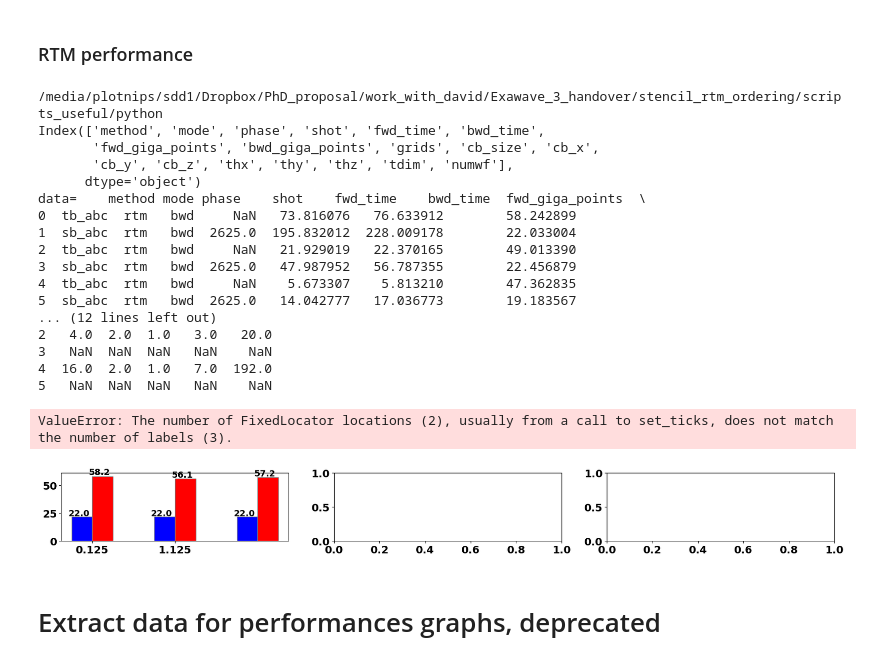
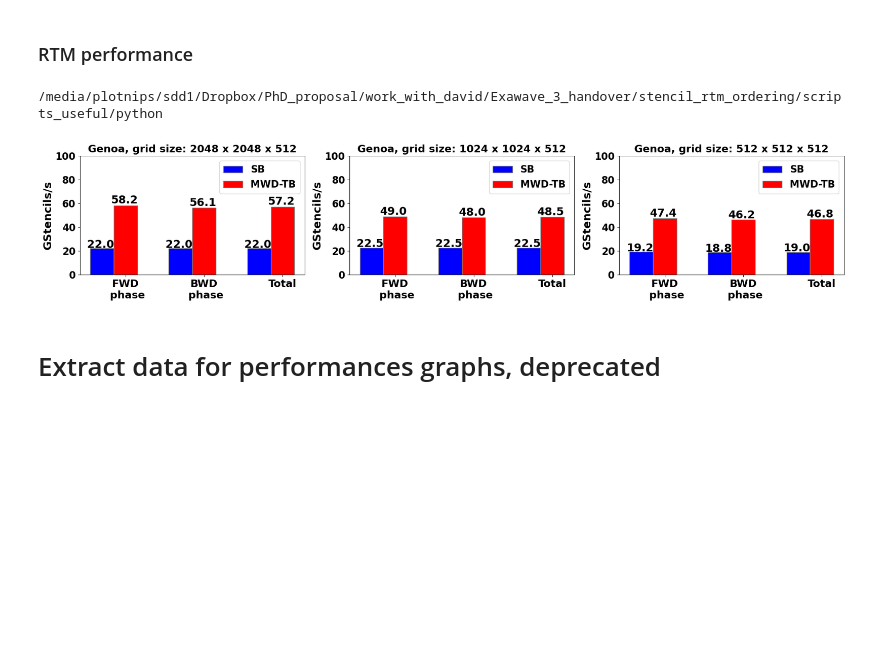
Before and after one commit to panzerkpfw6/panzer_repo, a Jupyter notebook: scripts_useful/python/stencil_rtm_performance_research.ipynb, the cells around one changed output. Drawn from its saved outputs; the diff is of its cells as text; code cells hidden in the pictures; blank space fills up the shorter version.

Commit message:
modify test

```diff
--- a/scripts_useful/python/stencil_rtm_performance_research.ipynb
+++ b/scripts_useful/python/stencil_rtm_performance_research.ipynb
@@ -728,7 +732,6 @@ def read_data_stencil_rtm(filename):
         'tdim': tdim,
         'numwf': numwf
         })
-    print(data.columns)
     return data
 
 #####################################################################
@@ -737,14 +740,14 @@ plt.rcParams['axes.labelweight'] = 'bold'
 plt.rcParams['axes.titleweight'] = 'bold'
 tick_label_size=11
 def plot_perf_rtm(data,save_paths,title='',metric='gstencils',gflops_limit=3300,gstencils_limit=100):
-    barWidth = 0.25
+    barWidth = 0.3
     font = {'size': 17}
     plt.rc('font', **font)
     plt.rcParams["font.weight"]="bold"
     n_axis=3
     # fig, ax = plt.subplots(1,len(data_list),figsize=(7.5*len(data_list),5))
     # fig, ax = plt.subplots(1,len(data_list),figsize=(22*len(data_list),2.0))  # first variant
-    fig, ax = plt.subplots(1,n_axis,figsize=(7.5*n_axis,2.0))  # second variant
+    fig, ax = plt.subplots(1,n_axis,figsize=(7.5*n_axis,3.5))  # second variant
     # plt.subplots_adjust(left=0.1, right=0.97,wspace=0.39, hspace=0.4)
     # plt.subplots_adjust(left=0.1, right=0.97,wspace=0.2, hspace=0.5)
     # Set position of bar on X axis
@@ -759,7 +762,6 @@ def plot_perf_rtm(data,save_paths,title='',metric='gstencils',gflops_limit=3300,
             AX=ax
         else:
             AX=ax[i_axis]
-        print('data=',data)
 
         grid_name=grids[i_axis];
         data_grid=data[data['grids']==grid_name]
@@ -785,71 +787,50 @@ def plot_perf_rtm(data,save_paths,title='',metric='gstencils',gflops_limit=3300,
                 plot_val=int(yval)
             else:
                 plot_val=round(yval,1)
             ### AX.text(bar.get_x()-0.04,yval+yval*0.02,plot_val,fontsize=14,fontweight='bold')   # bold, normal
             if np.isfinite(yval):
-                AX.text(bar.get_x() - 0.04, yval + yval * 0.02, plot_val, fontsize=14, fontweight='bold')
+                AX.text(bar.get_x() - 0.04, yval + yval * 0.03, plot_val, fontsize=18, fontweight='bold')
             else:
                 print(f"Warning: Invalid yval at bar {bar.get_x()}: {yval}")
 
-        bars=AX.bar(br2, TB, color ='r', width = barWidth,edgecolor ='grey', label ='MWD')
+        bars=AX.bar(br2, TB, color ='r', width = barWidth,edgecolor ='grey', label ='MWD-TB')
         for bar in bars:
             yval = bar.get_height()
             if metric=='gflops':
                 plot_val=int(yval)
             else:
                 plot_val=round(yval,1)
-            #### AX.text(bar.get_x()+0.04,yval+yval*0.02,plot_val,fontsize=14,fontweight='bold')
             if np.isfinite(yval):
-                AX.text(bar.get_x() - 0.04, yval + yval * 0.02, plot_val, fontsize=14, fontweight='bold')
+                AX.text(bar.get_x() - 0.04, yval + yval * 0.03, plot_val, fontsize=18, fontweight='bold')
             else:
                 print(f"Warning: Invalid yval at bar {bar.get_x()}: {yval}")
 
-        # AX.set_xticks([r + barWidth for r in range(len(SB))],['Stencil', 'Stencil+ABCs'])
-        AX.set_xticks([0.125,1.125],['FWD,\n phase','BWD,\n phase','Total'], fontweight ='bold', fontsize = 15)
-        # AX.set_yticks(fontsize=15)
-        # plt.yticks(fontsize=13)
-        AX.tick_params(axis='y', labelsize=13)
+        x_labels=['FWD\n phase','BWD\n phase','Total']
+        AX.set_xticks([r + barWidth for r in range(3)],x_labels, fontweight ='bold', fontsize = 17)
+        # AX.set_xticks([0.125,1.125,2.125],x_labels, fontweight ='bold', fontsize = 18)
+        AX.tick_params(axis='y', labelsize=16)
 
         if metric=='gflops':
             AX.set_ylabel('GFlop/s', fontweight ='bold', fontsize = 15)
             AX.set_ylim(bottom=0,top=gflops_limit)
         else:
-            # AX.set_ylabel('GStencils/s', fontweight ='bold', fontsize = 18)
-            AX.set_ylabel('GStencils/s',fontweight ='bold', fontsize = 15)
+            AX.set_ylabel('GStencils/s',fontweight ='bold', fontsize = 18)
             AX.set_ylim(bottom=0,top=gstencils_limit)
-        AX.legend(loc='upper right',fontweight ='bold', fontsize = 15)
-        # AX.set_title('Grid size:\n'+grid_name,fontweight='bold',fontsize=14)
-        AX.set_title(title+', grid size:'+grid_name,fontweight='bold',fontsize=17)
+        AX.legend(loc='upper right', fontsize = 16)
+        AX.set_title(title+', grid size: '+grid_name,fontweight='bold',fontsize=17)
     my_suptitle=fig.suptitle('',fontsize=18,y=0,weight='bold')
     # my_suptitle=fig.suptitle(title,fontsize=18,y=0,weight='bold')
     plt.show()
     fig.savefig(save_paths[0]+'.png',bbox_inches='tight',bbox_extra_artists=[my_suptitle])
     fig.savefig(save_paths[0]+'.pdf',bbox_inches='tight',bbox_extra_artists=[my_suptitle])
     return None
+###################################################################################
+perf_data=read_data_stencil_rtm(os.path.join(folder_genoa,'test1_rtm_pasc_all_grids2.log'))
+save_paths=[os.path.join(save_path,'perf_rtm_genoa')]
+plot_perf_rtm(perf_data,save_paths,title='Genoa',metric='gstencils',gstencils_limit=100)
+# %% [output]
+/media/plotnips/sdd1/Dropbox/PhD_proposal/work_with_david/Exawave_3_handover/stencil_rtm_ordering/scripts_useful/python
+[figure, added]
-# %%
-perf_data=read_data_stencil_rtm(os.path.join(folder_genoa,'test1_rtm_pasc_all_grids2.log'))
-save_paths=[os.path.join(save_path,'perf_rtm_genoa')]
-plot_perf_rtm(perf_data,save_paths,title='Genoa',metric='gstencils',gstencils_limit=100)
-# %% [output]
-/media/plotnips/sdd1/Dropbox/PhD_proposal/work_with_david/Exawave_3_handover/stencil_rtm_ordering/scripts_useful/python
-Index(['method', 'mode', 'phase', 'shot', 'fwd_time', 'bwd_time',
-       'fwd_giga_points', 'bwd_giga_points', 'grids', 'cb_size', 'cb_x',
-       'cb_y', 'cb_z', 'thx', 'thy', 'thz', 'tdim', 'numwf'],
-      dtype='object')
-data=    method mode phase    shot    fwd_time    bwd_time  fwd_giga_points  \
-0  tb_abc  rtm   bwd     NaN   73.816076   76.633912        58.242899
-1  sb_abc  rtm   bwd  2625.0  195.832012  228.009178        22.033004
-2  tb_abc  rtm   bwd     NaN   21.929019   22.370165        49.013390
-3  sb_abc  rtm   bwd  2625.0   47.987952   56.787355        22.456879
-4  tb_abc  rtm   bwd     NaN    5.673307    5.813210        47.362835
-5  sb_abc  rtm   bwd  2625.0   14.042777   17.036773        19.183567
-... (12 lines left out)
-2   4.0  2.0  1.0   3.0   20.0
-3   NaN  NaN  NaN   NaN    NaN
-4  16.0  2.0  1.0   7.0  192.0
-5   NaN  NaN  NaN   NaN    NaN
-ValueError: The number of FixedLocator locations (2), usually from a call to set_ticks, does not match the number of labels (3).
-[figure, removed]
 # %% [markdown]
 # Extract data for performances graphs, deprecated
 # %%
```
Also changed, not shown: parts of 2 cells of this notebook, 1 other file.
